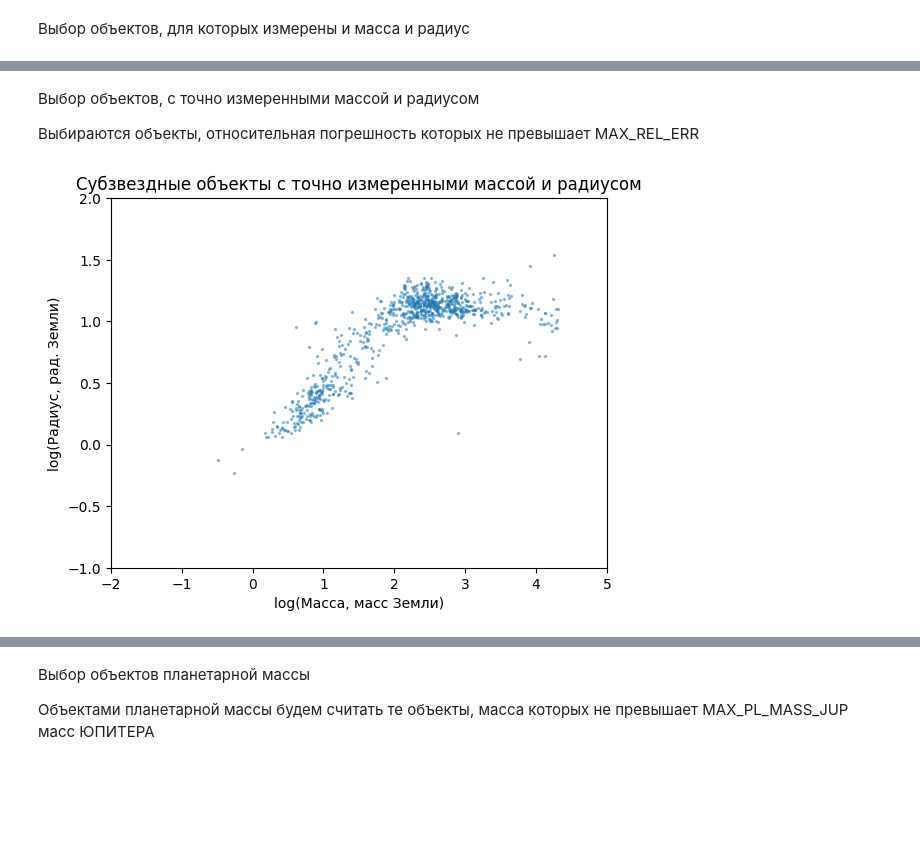
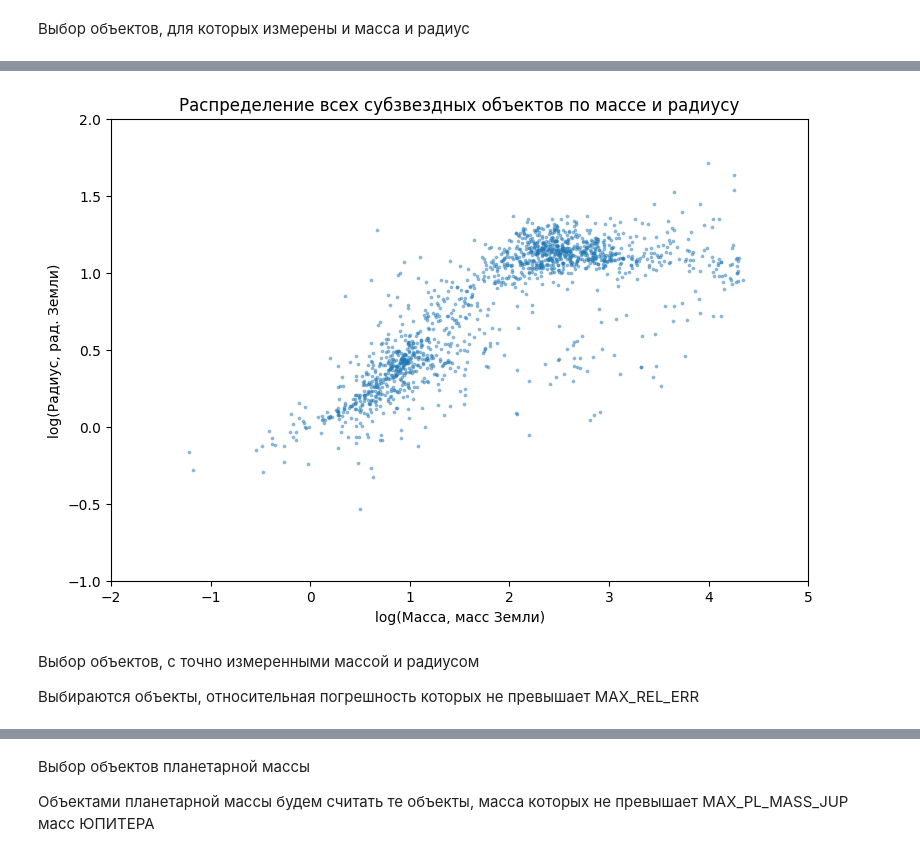
Before and after one commit to ochobkaa/exoplanetmodel, a Jupyter notebook: exoplanets.ipynb, the cells around one changed output, grey strips where cells are left out. Drawn from its saved outputs; the diff is of its cells as text; code cells hidden in the pictures; blank space fills up the shorter version.

```diff
--- a/exoplanets.ipynb
+++ b/exoplanets.ipynb
@@ -111,13 +186,13 @@ show_mass_radius_plot(exo_mass_rad, "Все субзвездные объект
+# %%
+show_mass_radius_plot(exo_mass_rad, "Распределение всех субзвездных объектов по массе и радиусу")
+# %% [output]
+[figure, added]
 # %% [markdown]
 Выбор объектов, с точно измеренными массой и радиусом
 
 Выбираются объекты, относительная погрешность которых не превышает MAX_REL_ERR
 # %%
-MAX_REL_ERR = 0.2
+MAX_REL_ERR = 0.5
 
 precise_q = "(mass_error_min + mass_error_max) / 2 < mass * {rel_err} and (radius_error_min + radius_error_max) / 2 < radius * {rel_err}".format(rel_err=MAX_REL_ERR)
 exo_precise = exo_mass_rad.query(precise_q)
-
-show_mass_radius_plot(exo_precise, "Субзвездные объекты с точно измеренными массой и радиусом")
-# %% [output]
-[figure, removed]
```
Also changed, not shown: parts of 24 cells of this notebook.
